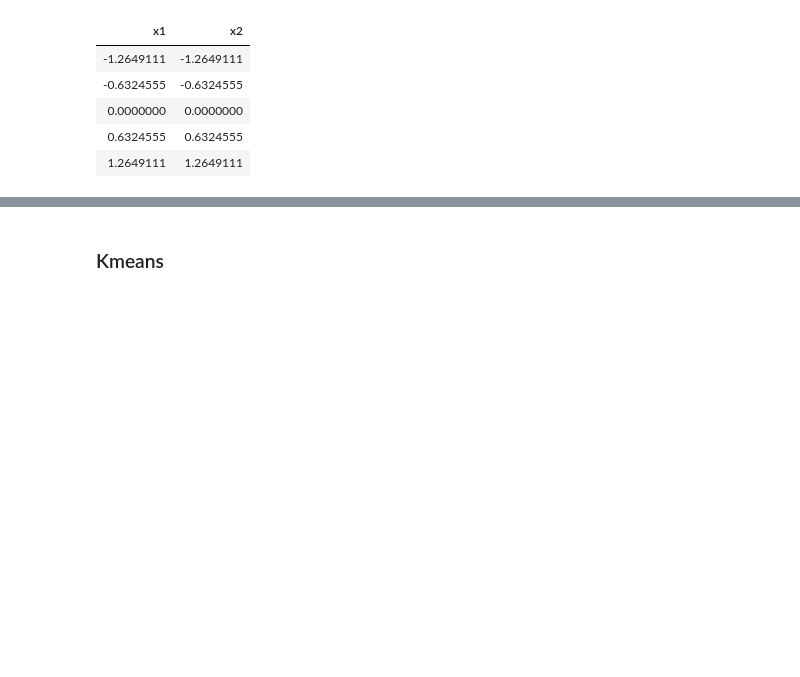
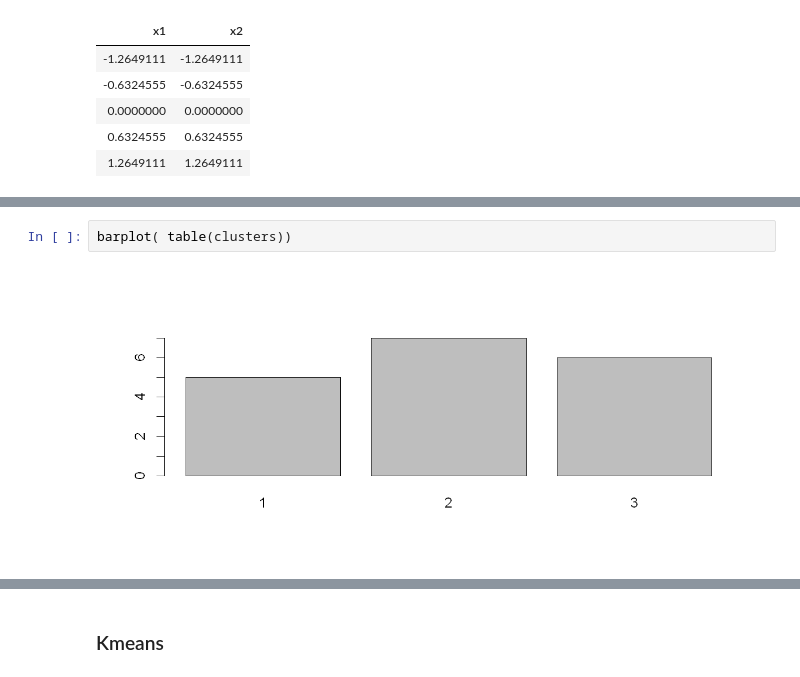
Before and after one commit to yongks/r_book, a Jupyter notebook: 05-machine_learning.ipynb, the cells around one changed output, grey strips where cells are left out. Drawn from its saved outputs; the diff is of its cells as text; blank space fills up the shorter version.

```diff
--- a/05-machine_learning.ipynb
+++ b/05-machine_learning.ipynb
@@ -168,0 +240,4 @@ scale( num.df )
+# %%
+barplot( table(clusters))
+# %% [output]
+[figure, added]
```
Also changed, not shown: parts of 34 cells of this notebook, 11 other files.
